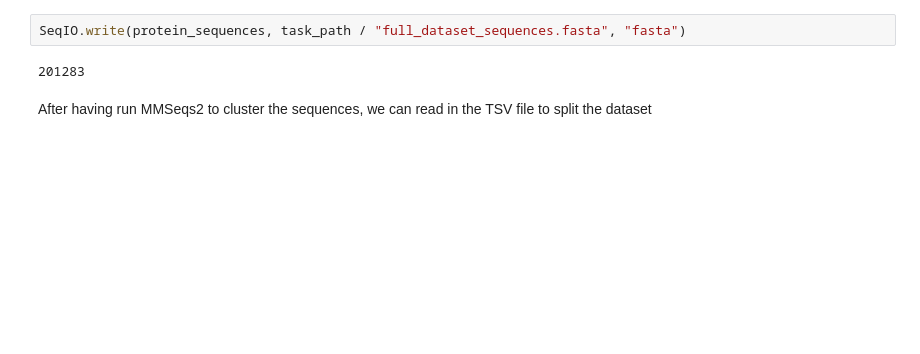
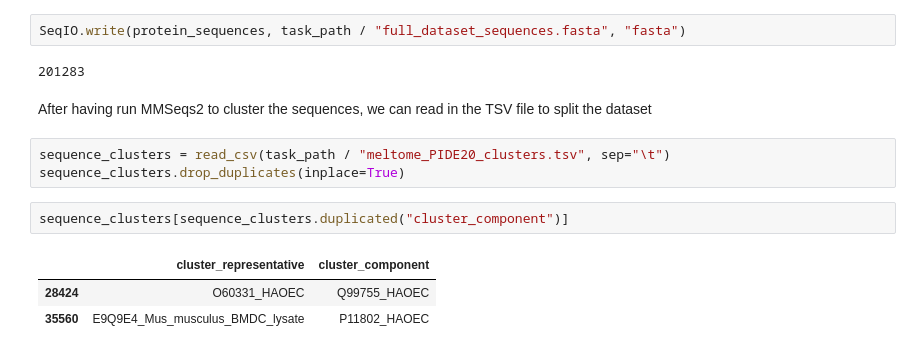
Before and after one commit to J-SNACKKB/FLIP, a Jupyter notebook: notebooks/2_meltome_atlas.ipynb, the cells around one changed output. Drawn from its saved outputs; the diff is of its cells as text; blank space fills up the shorter version.

Commit message:
add meltome tasks

```diff
--- a/notebooks/2_meltome_atlas.ipynb
+++ b/notebooks/2_meltome_atlas.ipynb
@@ -247,3 +249,12 @@ SeqIO.write(protein_sequences, task_path / "full_dataset_sequences.fasta", "fast
 201283
 # %% [markdown]
 After having run MMSeqs2 to cluster the sequences, we can read in the TSV file to split the dataset
+# %%
+sequence_clusters = read_csv(task_path / "meltome_PIDE20_clusters.tsv", sep="\t")
+sequence_clusters.drop_duplicates(inplace=True)
+# %%
+sequence_clusters[sequence_clusters.duplicated("cluster_component")]
+# %% [output]
+|  | cluster_representative | cluster_component |
+| 28424 | O60331_HAOEC | Q99755_HAOEC |
+| 35560 | E9Q9E4_Mus_musculus_BMDC_lysate | P11802_HAOEC |
```
Also changed, not shown: parts of 8 cells of this notebook, 4 other files.
